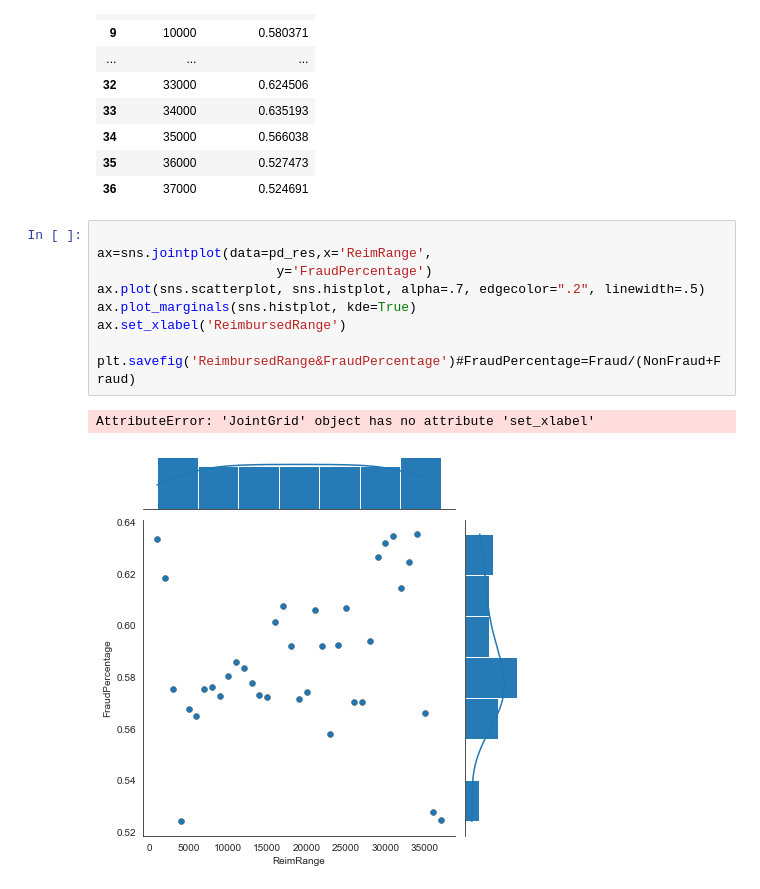
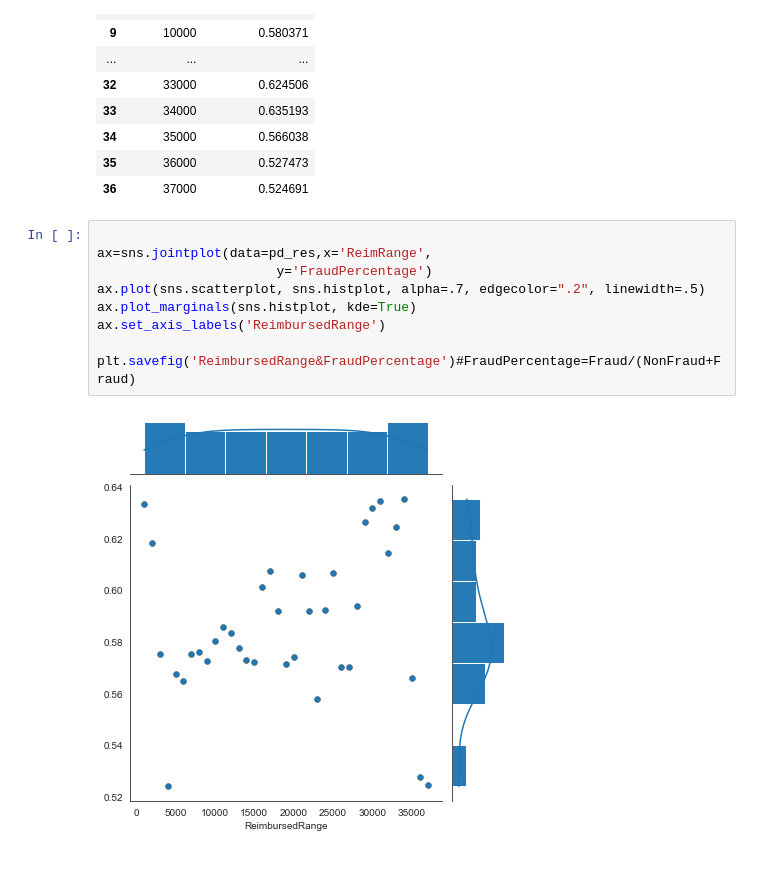
Before and after one commit to wx0373/Medical-fraud, a Jupyter notebook: Fraud%NonFraud/Fraud%NonFraud.ipynb, the cells around one changed output. Saved outputs shown, nothing was run; the diff lists cells and outputs as text.

```diff
--- a/Fraud%NonFraud/Fraud%NonFraud.ipynb
+++ b/Fraud%NonFraud/Fraud%NonFraud.ipynb
@@ -59,12 +59,11 @@ pd_res
 # %%
 
 ax=sns.jointplot(data=pd_res,x='ReimRange',
                        y='FraudPercentage')
 ax.plot(sns.scatterplot, sns.histplot, alpha=.7, edgecolor=".2", linewidth=.5)
 ax.plot_marginals(sns.histplot, kde=True)
-ax.set_xlabel('ReimbursedRange')
+ax.set_axis_labels('ReimbursedRange')
 
 plt.savefig('ReimbursedRange&FraudPercentage')#FraudPercentage=Fraud/(NonFraud+Fraud)
 # %% [output]
-AttributeError: 'JointGrid' object has no attribute 'set_xlabel'
-[figure, old version]
+[figure, new version]
```
